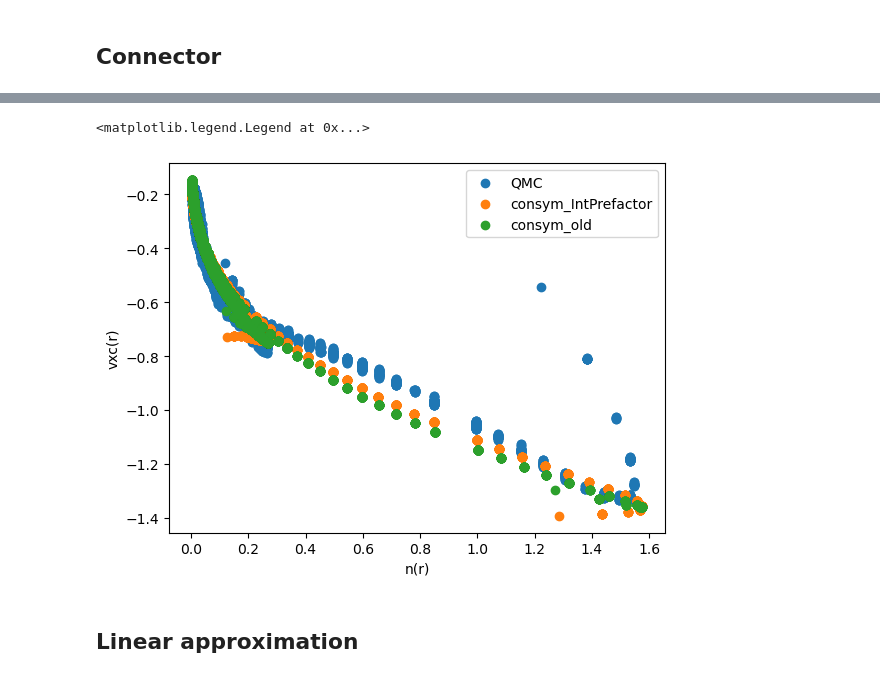
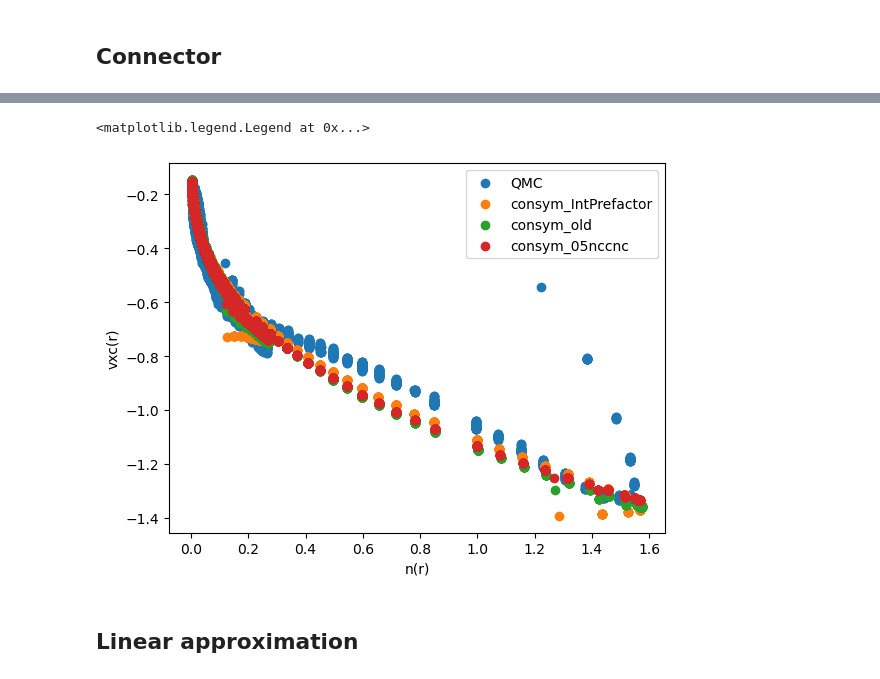
Before and after one commit to aouinaayoub/connector, a Jupyter notebook: fxc_connector.ipynb, the cells around one changed output, grey strips where cells are left out. Saved outputs shown, nothing was run; the diff lists cells and outputs as text; code cells hidden in the pictures.

```diff
--- a/fxc_connector.ipynb
+++ b/fxc_connector.ipynb
@@ -276,15 +312,17 @@ erbar_nacl= get_dens_inSD_nacl(newerbar_QMC_nacl)
 # %%
 dens_con1,vxc_con1,_,_,_,_= get_data_from_npz_nacl("nacl_IntPrefactorcon_consym.npz", it=-1)
 dens_con2,vxc_con2= get_data_from_npz_nacl("nacl_con05ncnr.npz", skip_band=1)
-#dens_con2,vxc_con2,_,_,_,_= get_data_from_npz("si_IntPrefactor_con_consym.npz")
-#dens_con2,vxc_con2,_,_,_,_= get_data_from_npz("si_newPrefOldconsym_consym.npz")
+dens_con3,vxc_con3,_,_,_,_= get_data_from_npz_nacl("nacl__con_05nccnc.npz", it=-1)
+dens_con4,vxc_con4,_,_,_,_= get_data_from_npz_nacl("nacl__linear_05nccnc.npz", it=-1)
 
 diff_con1= get_dens_inSD_nacl(dens_con1-newdens_QMC_nacl)
 #diff_consym_old=get_dens_inSD(dens_con2-newdens_QMC)
 diff_con2= get_dens_inSD_nacl(dens_con2)-get_dens_inSD_nacl(newdens_QMC_nacl)
+diff_con3= get_dens_inSD_nacl(dens_con3)-get_dens_inSD_nacl(newdens_QMC_nacl)
+diff_con4= get_dens_inSD_nacl(dens_con4)-get_dens_inSD_nacl(newdens_QMC_nacl)
 
-diff_approx= [diff_con1, diff_con2]
-plot_diff_func(get_dens_inSD_nacl(newdens_QMC_nacl), diff_approx, ["consym_IntPrefactor","consym_old"],erbar_nacl, mat="nacl")
+diff_approx= [diff_con1, diff_con2, diff_con3,diff_con4]
+plot_diff_func(get_dens_inSD_nacl(newdens_QMC_nacl), diff_approx, ["consym_IntPrefactor","consym_old","consym_05nccnc","linear_05nccnc"],erbar_nacl, mat="nacl")
 # %% [output]
 ============
 number of iterations is  11
@@ -295,14 +343,16 @@ The direct gap is 4.5336 ev | QMC = 5.25 ev
 # %%
 plt.rcdefaults()
 plt.scatter(newdens_QMC_nacl,vxc_qmc_nacl, label="QMC")
 plt.scatter(dens_con1, vxc_con1, label="consym_IntPrefactor")
 plt.scatter(dens_con2, vxc_con2, label="consym_old")
+plt.scatter(dens_con3, vxc_con3, label="consym_05nccnc")
+
 plt.xlabel("n(r)")
 plt.ylabel("vxc(r)")
 plt.legend()
 # %% [output]
 <matplotlib.legend.Legend at 0x...>
-[figure, old version]
+[figure, new version]
 # %% [markdown]
 ## Linear approximation
 # %%
```
Also changed, not shown: parts of 13 cells of this notebook.
